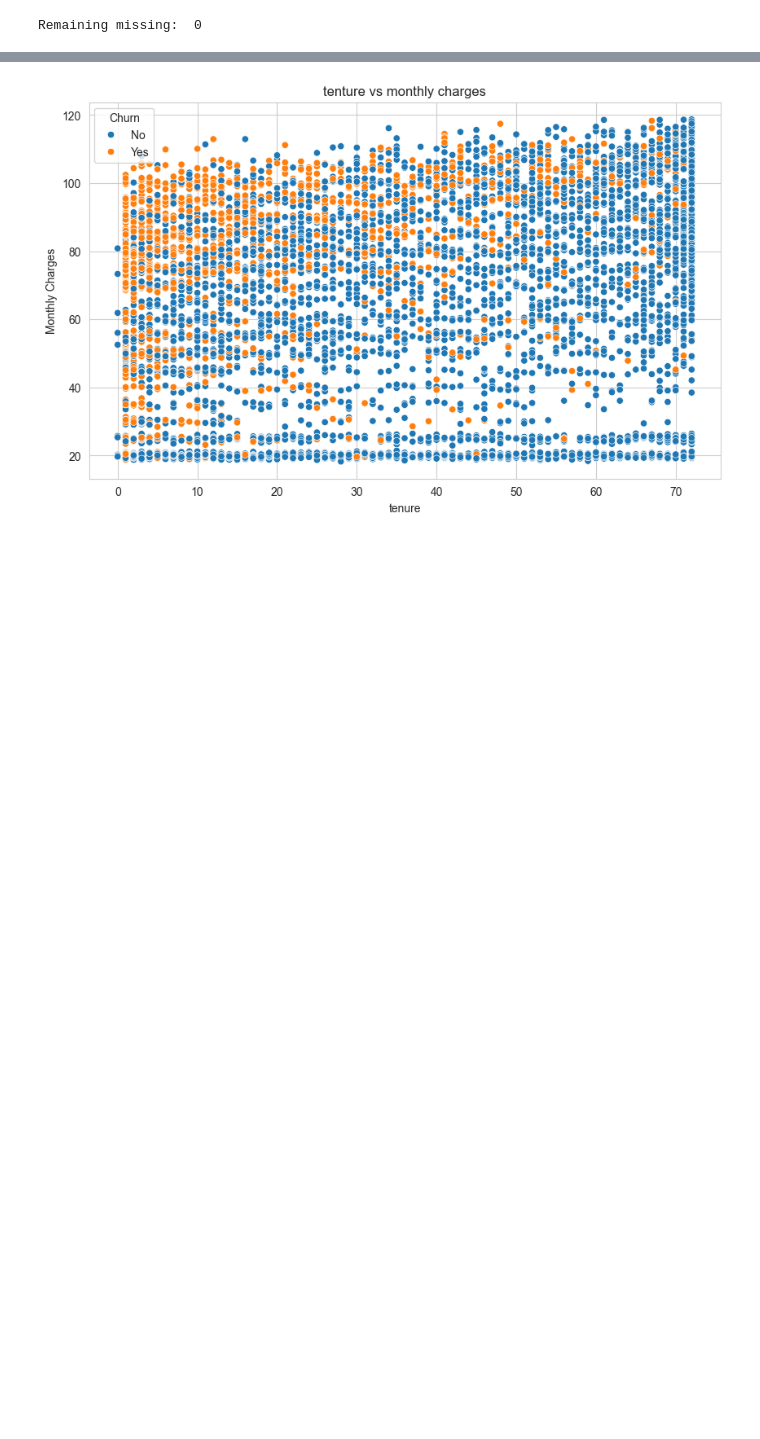
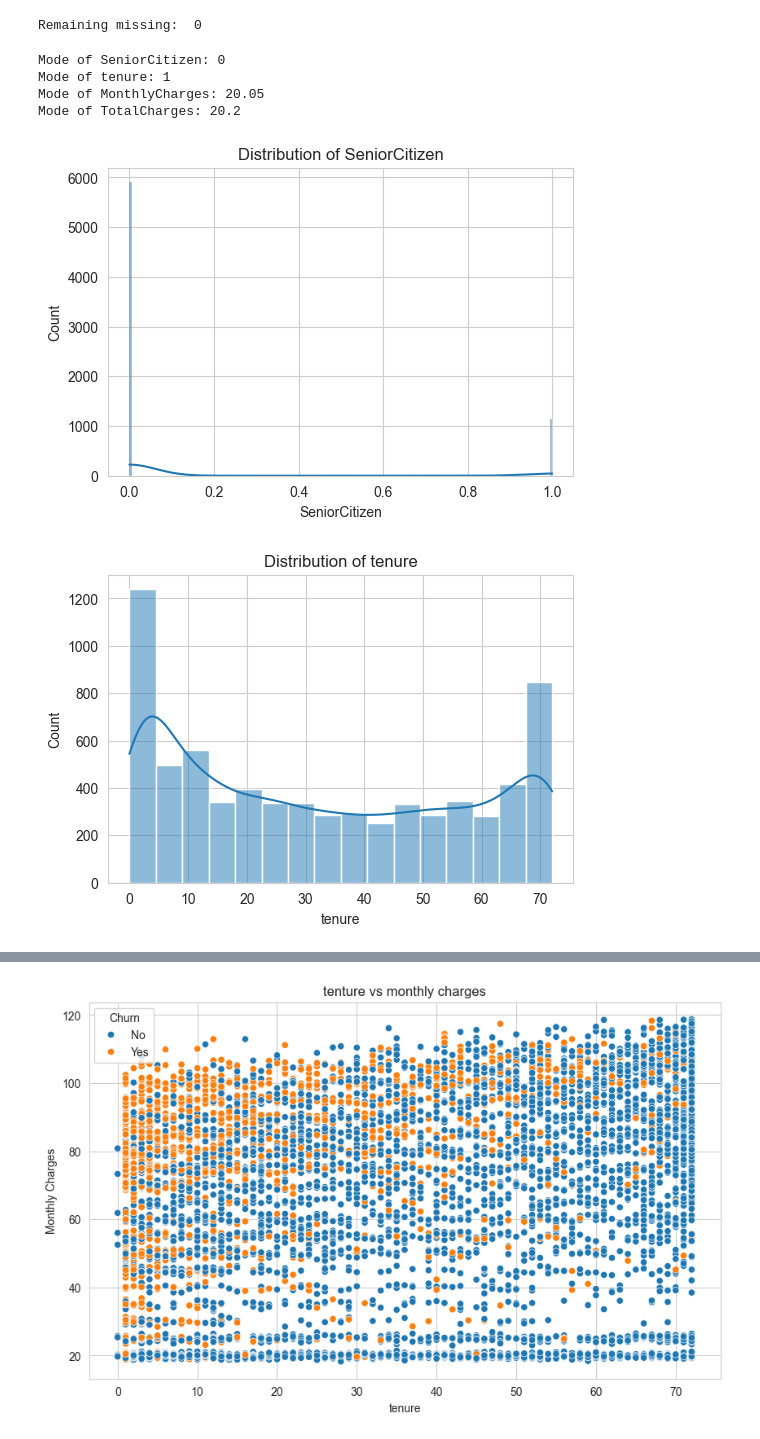
Before and after one commit to Niveka1998/telco-churn-prediction, a Jupyter notebook: Task1.ipynb, the cells around one changed output, grey strips where cells are left out. Cells and saved outputs as stored; diff of their text form; code cells hidden in the pictures; blank space fills up the shorter version.

Commit message:
Numerical features distributions & box plots

```diff
--- a/Task1.ipynb
+++ b/Task1.ipynb
@@ -155,3 +155,36 @@ df["TotalCharges"] = df["TotalCharges"].fillna(df["TotalCharges"].median())
 print("Remaining missing: ",df.TotalCharges.isnull().sum())
 # %% [output]
 Remaining missing:  0
+# %%
+#Exploring data characteristics
+statistical_summary = df[num_col].describe().T
+
+statistical_summary["skewness"] =df[num_col].skew()
+statistical_summary["kurtosis"] = df[num_col].kurt()
+
+#mode of numerical cols
+for col in num_col:
+    print(f"Mode of {col}: {df[col].mode()[0]}")
+
+#plot distribution of numerical variables
+for col in num_col:
+    plt.figure(figsize=(6,4))
+    sns.histplot(df[col], kde=True)
+    plt.title(f"Distribution of {col}")
+    plt.show()
+
+#boxplot for outlier detection
+for col in num_col:
+    plt.figure(figsize=(6,3))
+    sns.boxplot(x=df[col])
+    plt.title(f"Boxplot of {col}")
+    plt.show()
+
+statistical_summary
+# %% [output]
+Mode of SeniorCitizen: 0
+Mode of tenure: 1
+Mode of MonthlyCharges: 20.05
+Mode of TotalCharges: 20.2
+[figure, added]
+[figure, added]
```
Also changed, not shown: parts of 1 cell of this notebook.
